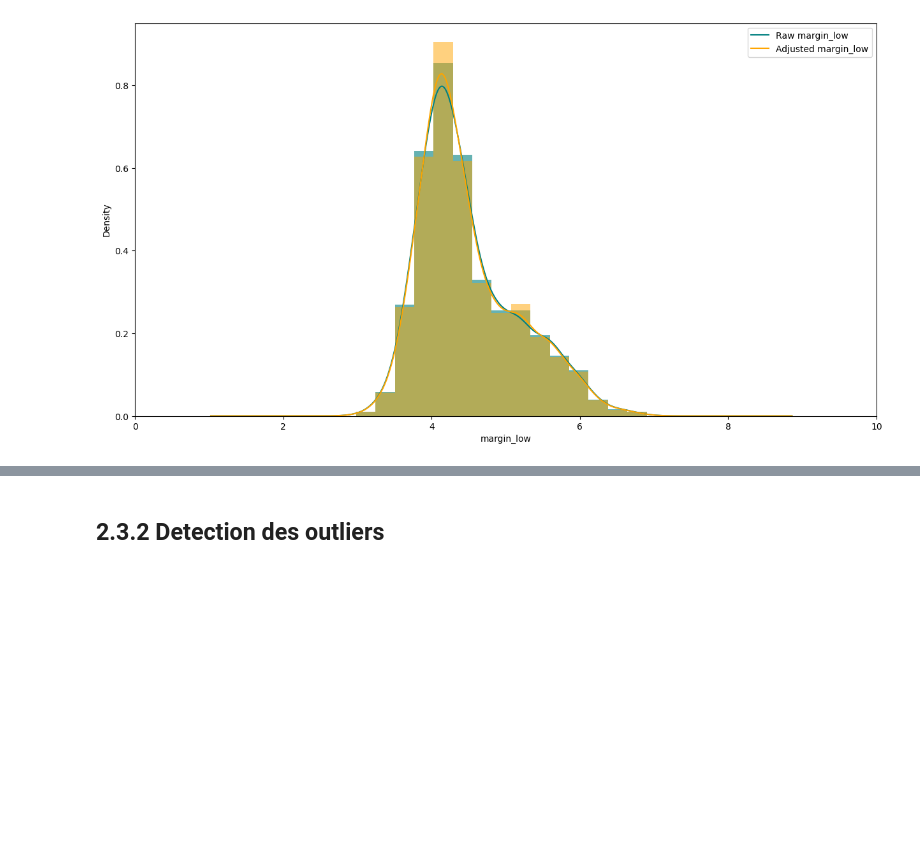
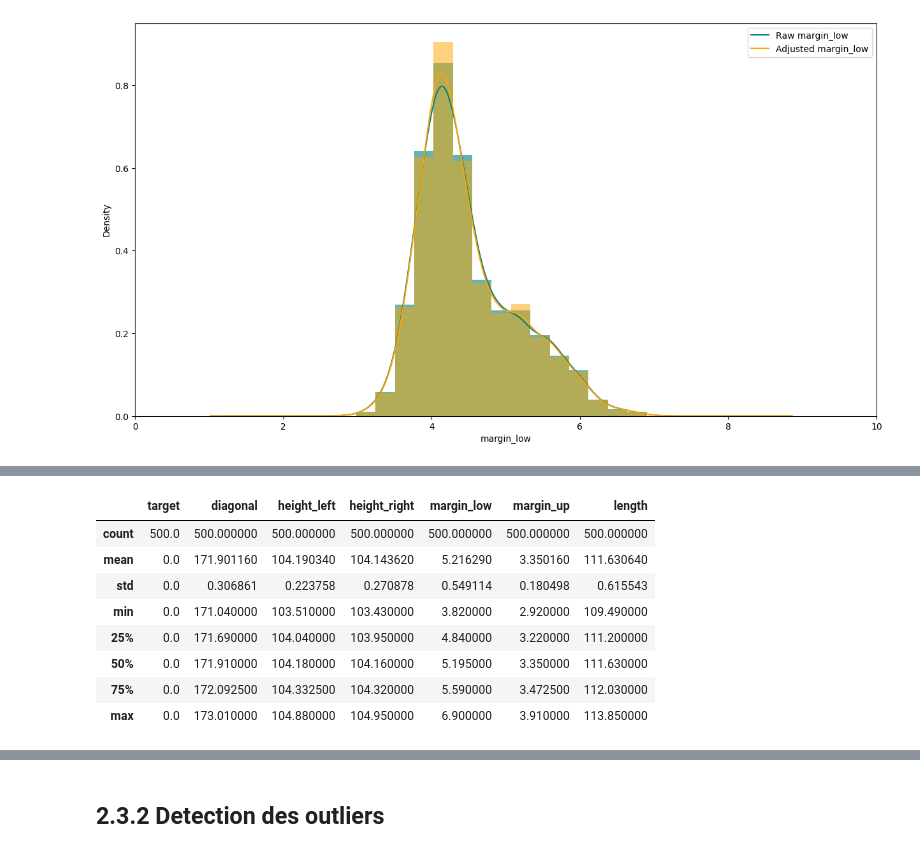
Before and after one commit to Nada-Lahbib/Project_10_Detection_des_faux_billets_avec_Python, a Jupyter notebook: notebooks/LAHBIB_Nada_1_notebook_022024.ipynb, the cells around one changed output, grey strips where cells are left out. Drawn from its saved outputs; the diff is of its cells as text; code cells hidden in the pictures; blank space fills up the shorter version.

```diff
--- a/notebooks/LAHBIB_Nada_1_notebook_022024.ipynb
+++ b/notebooks/LAHBIB_Nada_1_notebook_022024.ipynb
@@ -328,0 +372,12 @@ plt.show()
+# %%
+df_faux.describe()
+# %% [output]
+|  | target | diagonal | height_left | height_right | margin_low | margin_up | length |
+| count | 500.0 | 500.000000 | 500.000000 | 500.000000 | 500.000000 | 500.000000 | 500.000000 |
+| mean | 0.0 | 171.901160 | 104.190340 | 104.143620 | 5.216290 | 3.350160 | 111.630640 |
+| std | 0.0 | 0.306861 | 0.223758 | 0.270878 | 0.549114 | 0.180498 | 0.615543 |
+| min | 0.0 | 171.040000 | 103.510000 | 103.430000 | 3.820000 | 2.920000 | 109.490000 |
+| 25% | 0.0 | 171.690000 | 104.040000 | 103.950000 | 4.840000 | 3.220000 | 111.200000 |
+| 50% | 0.0 | 171.910000 | 104.180000 | 104.160000 | 5.195000 | 3.350000 | 111.630000 |
+| 75% | 0.0 | 172.092500 | 104.332500 | 104.320000 | 5.590000 | 3.472500 | 112.030000 |
+| max | 0.0 | 173.010000 | 104.880000 | 104.950000 | 6.900000 | 3.910000 | 113.850000 |
```
Also changed, not shown: parts of 9 cells of this notebook.
